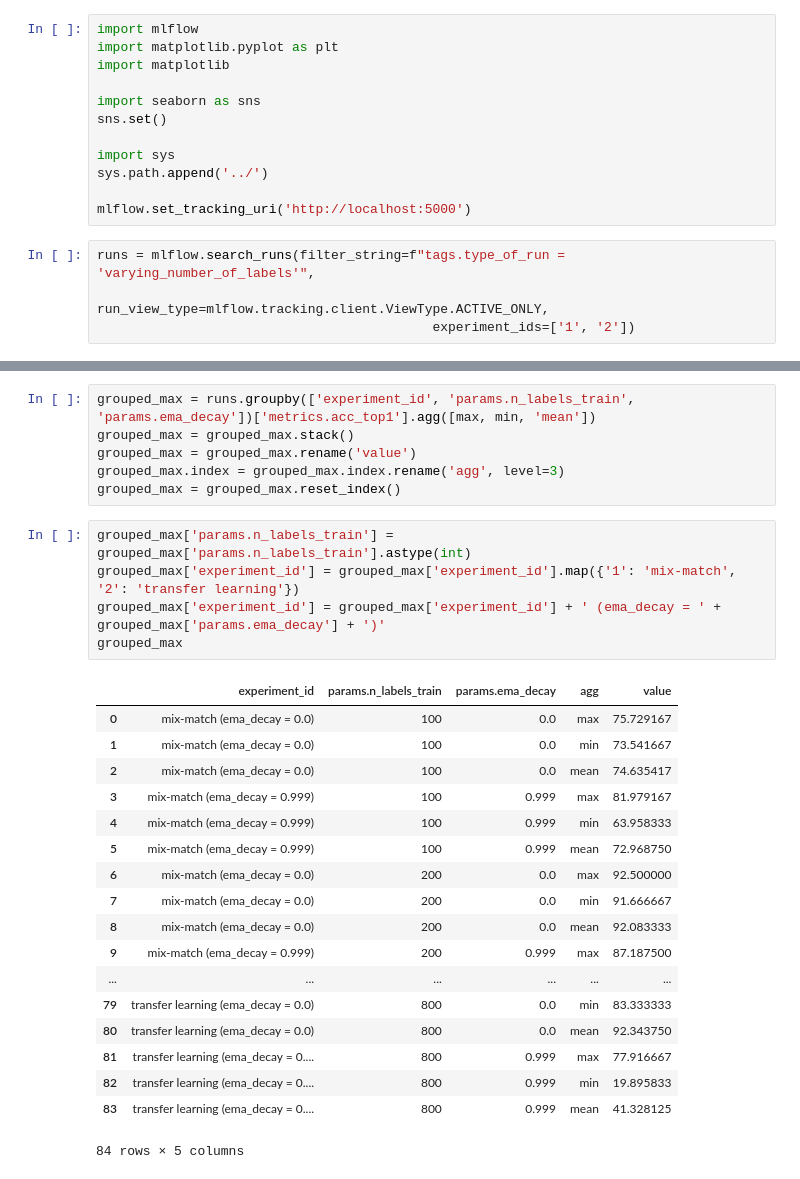
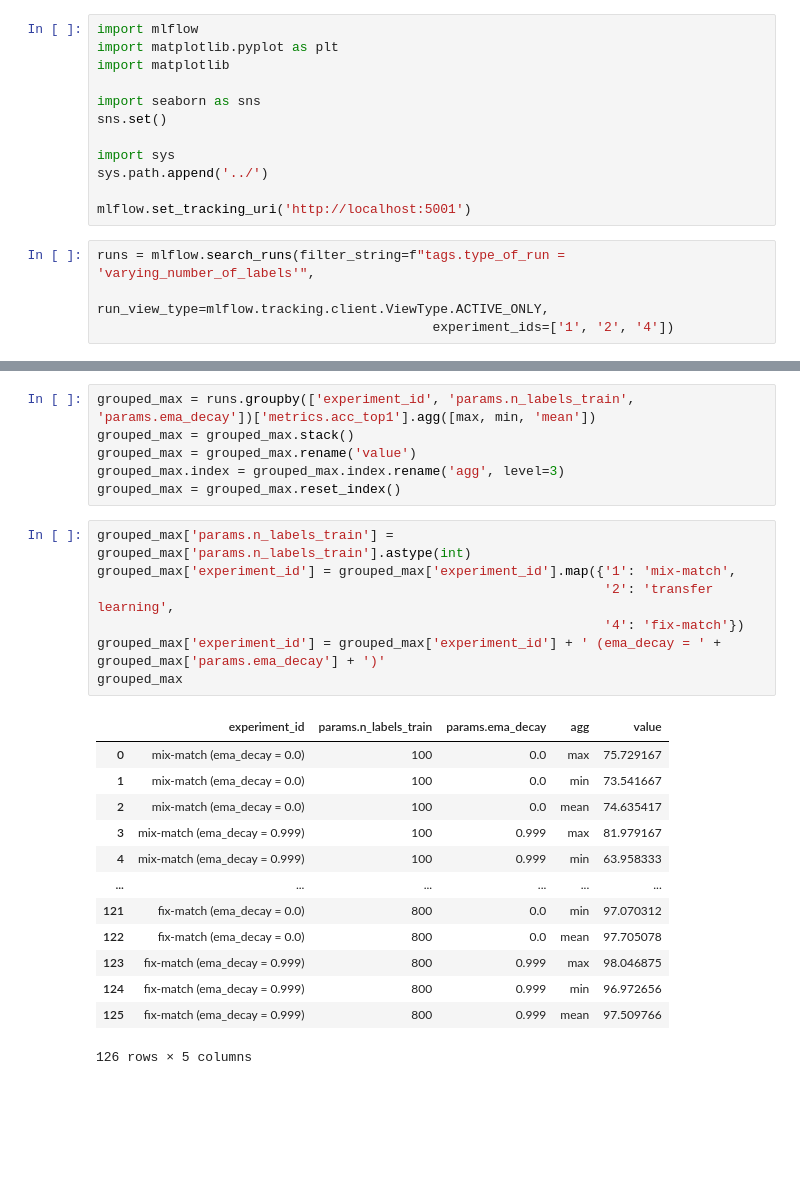
Before and after one commit to Valentyn1997/oct-diagn-semi-supervised, a Jupyter notebook: notebooks/01_experiments.ipynb, the cells around one changed output, grey strips where cells are left out. Drawn from its saved outputs; the diff is of its cells as text; blank space fills up the shorter version.

```diff
--- a/notebooks/01_experiments.ipynb
+++ b/notebooks/01_experiments.ipynb
@@ -9,11 +9,11 @@ sns.set()
 import sys
 sys.path.append('../')
 
-mlflow.set_tracking_uri('http://localhost:5000')
+mlflow.set_tracking_uri('http://localhost:5001')
 # %%
 runs = mlflow.search_runs(filter_string=f"tags.type_of_run = 'varying_number_of_labels'",
                                            run_view_type=mlflow.tracking.client.ViewType.ACTIVE_ONLY,
-                                           experiment_ids=['1', '2'])
+                                           experiment_ids=['1', '2', '4'])
 # %%
 best_full_supervised = mlflow.search_runs(experiment_ids=['2'],
                                           run_view_type=mlflow.tracking.client.ViewType.ACTIVE_ONLY)
@@ -30,25 +30,22 @@ grouped_max.index = grouped_max.index.rename('agg', level=3)
 grouped_max = grouped_max.reset_index()
 # %%
 grouped_max['params.n_labels_train'] = grouped_max['params.n_labels_train'].astype(int)
-grouped_max['experiment_id'] = grouped_max['experiment_id'].map({'1': 'mix-match', '2': 'transfer learning'})
+grouped_max['experiment_id'] = grouped_max['experiment_id'].map({'1': 'mix-match',
+                                                                 '2': 'transfer learning',
+                                                                 '4': 'fix-match'})
 grouped_max['experiment_id'] = grouped_max['experiment_id'] + ' (ema_decay = ' + grouped_max['params.ema_decay'] + ')'
 grouped_max
 # %% [output]
 |  | experiment_id | params.n_labels_train | params.ema_decay | agg | value |
 | 0 | mix-match (ema_decay = 0.0) | 100 | 0.0 | max | 75.729167 |
 | 1 | mix-match (ema_decay = 0.0) | 100 | 0.0 | min | 73.541667 |
 | 2 | mix-match (ema_decay = 0.0) | 100 | 0.0 | mean | 74.635417 |
 | 3 | mix-match (ema_decay = 0.999) | 100 | 0.999 | max | 81.979167 |
 | 4 | mix-match (ema_decay = 0.999) | 100 | 0.999 | min | 63.958333 |
-| 5 | mix-match (ema_decay = 0.999) | 100 | 0.999 | mean | 72.968750 |
-| 6 | mix-match (ema_decay = 0.0) | 200 | 0.0 | max | 92.500000 |
-| 7 | mix-match (ema_decay = 0.0) | 200 | 0.0 | min | 91.666667 |
-| 8 | mix-match (ema_decay = 0.0) | 200 | 0.0 | mean | 92.083333 |
-| 9 | mix-match (ema_decay = 0.999) | 200 | 0.999 | max | 87.187500 |
 | ... | ... | ... | ... | ... | ... |
-| 79 | transfer learning (ema_decay = 0.0) | 800 | 0.0 | min | 83.333333 |
-| 80 | transfer learning (ema_decay = 0.0) | 800 | 0.0 | mean | 92.343750 |
-| 81 | transfer learning (ema_decay = 0.... | 800 | 0.999 | max | 77.916667 |
-| 82 | transfer learning (ema_decay = 0.... | 800 | 0.999 | min | 19.895833 |
-| 83 | transfer learning (ema_decay = 0.... | 800 | 0.999 | mean | 41.328125 |
+| 121 | fix-match (ema_decay = 0.0) | 800 | 0.0 | min | 97.070312 |
+| 122 | fix-match (ema_decay = 0.0) | 800 | 0.0 | mean | 97.705078 |
+| 123 | fix-match (ema_decay = 0.999) | 800 | 0.999 | max | 98.046875 |
+| 124 | fix-match (ema_decay = 0.999) | 800 | 0.999 | min | 96.972656 |
+| 125 | fix-match (ema_decay = 0.999) | 800 | 0.999 | mean | 97.509766 |
-84 rows × 5 columns
+126 rows × 5 columns
```
Also changed, not shown: parts of 3 cells of this notebook, 2 other files.
